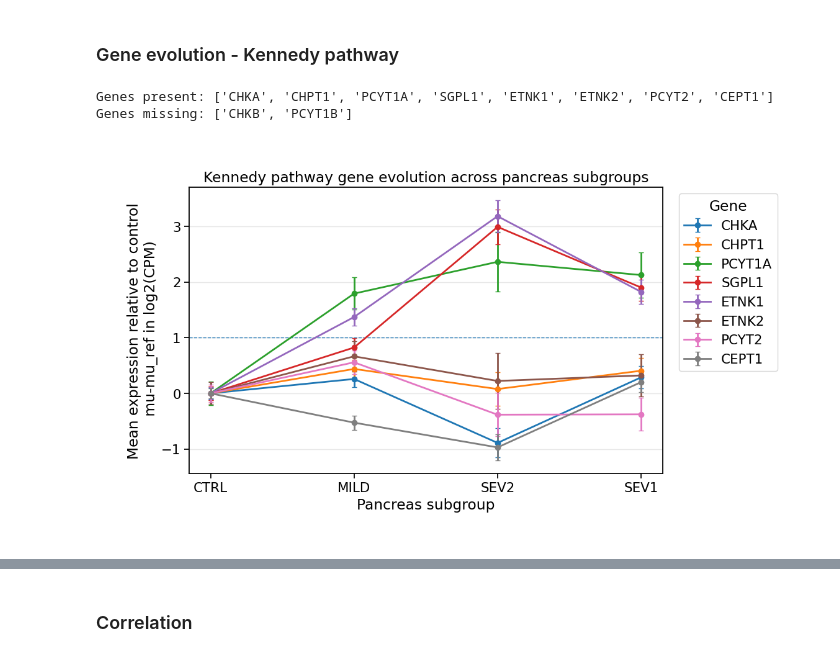
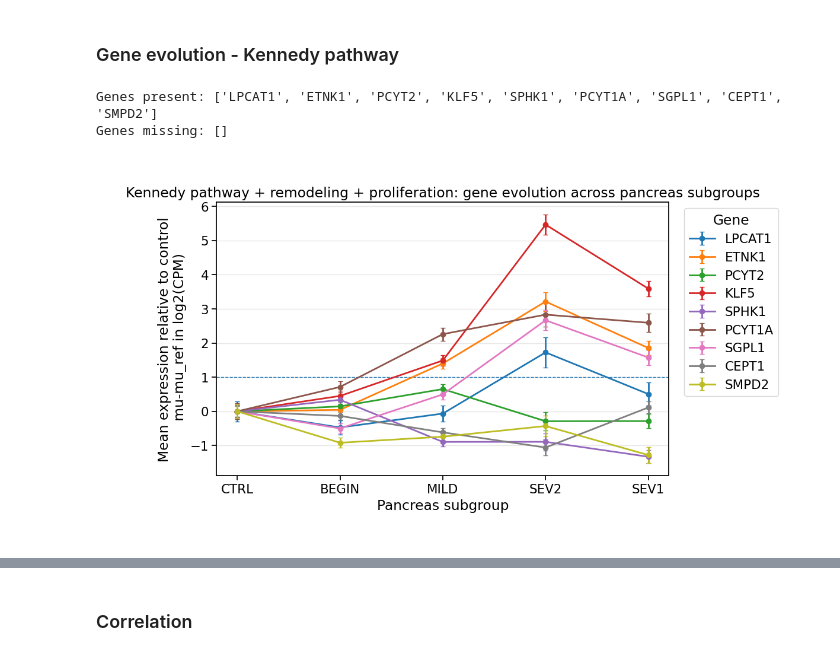
Before and after one commit to flalix/perturb_agent, a Jupyter notebook: notebooks/mtp_TCGA_56_studying_results.ipynb, the cells around one changed output, grey strips where cells are left out. Drawn from its saved outputs; the diff is of its cells as text; code cells hidden in the pictures.

```diff
--- a/notebooks/mtp_TCGA_56_studying_results.ipynb
+++ b/notebooks/mtp_TCGA_56_studying_results.ipynb
@@ -369,9 +378,6 @@ df2
 df_hca = gdc.df_hca
 df_metadata = gdc.df_metadata
 
-lista = df_metadata[df_metadata.condition == 'normal'].index.to_list()
-mini = np.min(lista)
-
 normal_clusters = np.unique(df_hca[df_hca['sample'] >= mini].cluster)
 normal_clusters
 # %% [output]
@@ -528,0 +582,25 @@ Cluster 5 (MILD): 149 - 2;4;6;7;8;9;12;13;15;18;19;21;24;26;27;29;31;34;35;37;40
+# %%
+df["std"] = df.apply(
+    lambda r:  ctrl_std[r["symbol"]],
+    axis=1
+)
+
+df["mu_ref"] = df.apply(
+    lambda r: r["mu"] - ctrl_mu[r["symbol"]],
+    axis=1
+)
+
+df["std_ref"] = df.apply(
+    lambda r: np.sqrt(r["std"]**2 + ctrl_std[r["symbol"]]**2),
+    axis=1
+)
+
+df['sem_ref'] = df['std_ref'] / np.sqrt(df['n'])
+df['ci_inf_ref'] = df['mu_ref'] - 1.96 * df['sem_ref']
+df['ci_sup_ref'] = df['mu_ref'] + 1.96 * df['sem_ref']
+
+
+cols = ['nclu', 'group', 'order', 'symbol',  'mu_ref', 'ci_inf_ref', 'ci_sup_ref', 'sem_ref', 'mu', 'std', 'n']
+df = df[cols]
+df.reset_index(drop=True, inplace=True)
+df.head(5)
@@ -555,9 +641,20 @@ import matplotlib.pyplot as plt
 
 genesk_col = ["CHKA", "CHKB", "CHPT1", "PCYT1A", "PCYT1B"]
 genesk_eta = ["SGPL1", "ETNK1", "ETNK2", "PCYT2", "CEPT1"]
+others =  ['LPCAT1']
 
-kennedy_genes = genesk_col + genesk_eta
+genesk_col = ['CHKA', 'CHKB', 'CHPT1', 'PCYT1A', 'PCYT1B', 'CEPT1']
+genesk_eta = ['ETNK1', 'ETNK2', 'PCYT2', 'CEPT1', 'SELENOI']
+# SGPL1 -  esfingolipídios / etanolamina
+esfingo = ['SGPL1', 'SPHK1', 'SPHK2', 'SGPP1', 'SGPP2', 'SMPD1', 'SMPD2', 'SMPD3' ]
+# 'PLA2G' expandir para remodelamento fosfolipídico
+remodelamento =  ['LPCAT1', 'LPCAT2', 'LPCAT3', 'LPCAT4', 'PLA2G']
+proliferacao = ['KLF5']
 
+# Kennedy and others
+kennedy_genes = list(np.unique(genesk_col + genesk_eta + esfingo + remodelamento + proliferacao))
+kennedy_genes = ['LPCAT1', 'ETNK1', 'PCYT2', 'KLF5']
+kennedy_genes = ['LPCAT1', 'ETNK1','ETNK2', 'PCYT2', 'KLF5', 'SPHK1', 'PCYT1A', 'SGPL1', 'CEPT1', 'SMPD2']
 
 # ============================================================
 # Keep only genes present in the uploaded table
@@ -574,7 +671,7 @@ print("Genes missing:", genes_missing)
 # Define biological group order
 # ============================================================
 
-group_order = ["CTRL", "MILD", "SEV2", "SEV1"]
+group_order = ["CTRL", "BEGIN", "MILD", "SEV2", "SEV1"]
 
 dff = df[df["symbol"].isin(genes_present)].copy()
 dff["group"] = pd.Categorical(
@@ -607,37 +704,37 @@ for gene in genes_present:
     ax.errorbar(
         x_positions,
         y,
         yerr=yerr,
         marker="o",
         linewidth=2,
         capsize=3,
         label=gene,
     )
 
 ax.axhline(1.0, linestyle="--", linewidth=1)
 
 ax.set_xticks(x_positions)
 ax.set_xticklabels(group_order)
 
 ax.set_xlabel("Pancreas subgroup")
 ax.set_ylabel("Mean expression relative to control\n mu-mu_ref in log2(CPM)")
-ax.set_title("Kennedy pathway gene evolution across pancreas subgroups")
+ax.set_title("Kennedy pathway + remodeling + proliferation: gene evolution across pancreas subgroups")
 
 ax.legend(
     title="Gene",
     bbox_to_anchor=(1.02, 1),
     loc="upper left"
 )
 
 ax.grid(True, axis="y", alpha=0.3)
 
 fig.tight_layout()
 fig.savefig("kennedy_gene_evolution_mu_ref.png", dpi=300, bbox_inches="tight")
 plt.show()
 # %% [output]
-Genes present: ['CHKA', 'CHPT1', 'PCYT1A', 'SGPL1', 'ETNK1', 'ETNK2', 'PCYT2', 'CEPT1']
-Genes missing: ['CHKB', 'PCYT1B']
+Genes present: ['LPCAT1', 'ETNK1', 'PCYT2', 'KLF5', 'SPHK1', 'PCYT1A', 'SGPL1', 'CEPT1', 'SMPD2']
+Genes missing: []
-[figure, old version]
+[figure, new version]
 # %%
 dff
 # %% [output]
```
Also changed, not shown: parts of 21 cells of this notebook, 3 other files.
